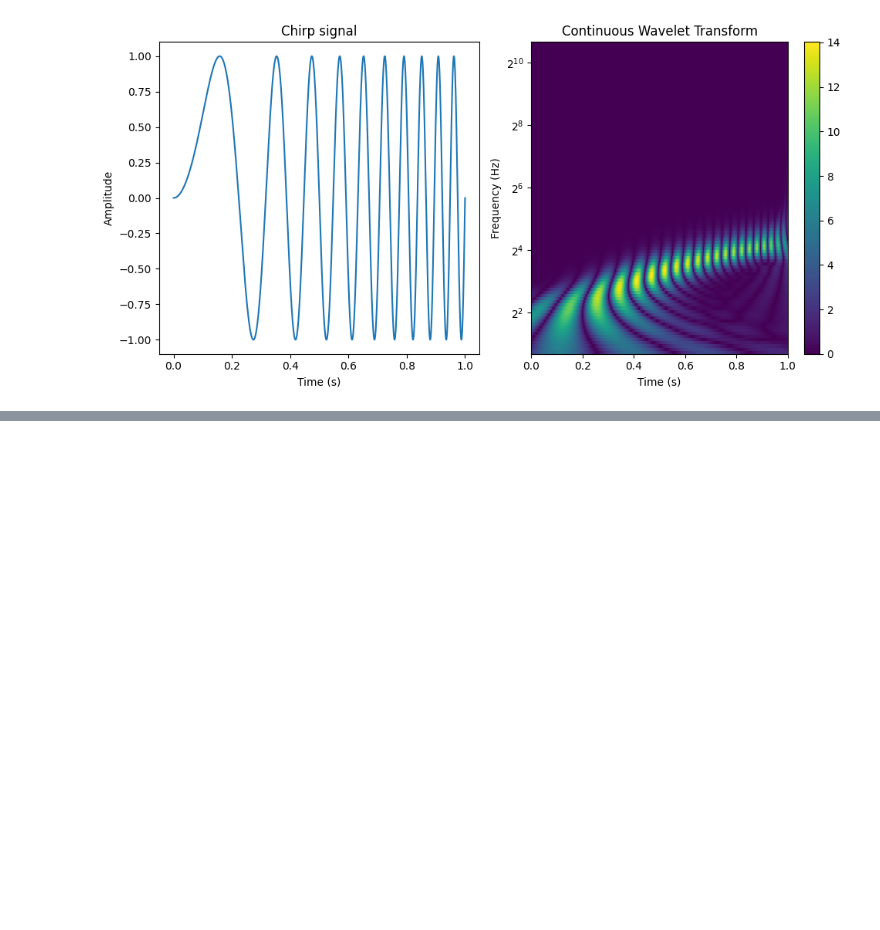
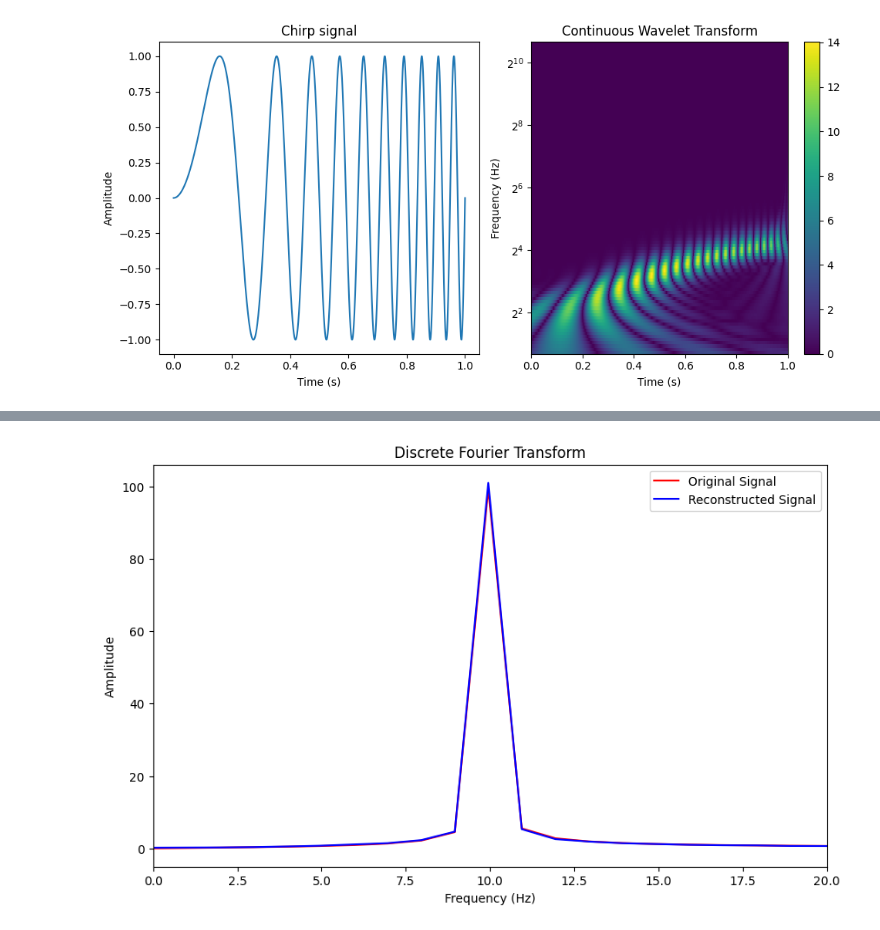
Before and after one commit to aliciags/learnable-masks-explainability-time-series, a Jupyter notebook: testing/reconstruction.ipynb, the cells around one changed output, grey strips where cells are left out. Cells and saved outputs as stored; diff of their text form; code cells hidden in the pictures; blank space fills up the shorter version.

```diff
--- a/testing/reconstruction.ipynb
+++ b/testing/reconstruction.ipynb
@@ -247,3 +368,29 @@ plt.show()
+# %%
+# do dft on original signal
+n = len(signal)
+frequencies = np.fft.rfftfreq(n, d=sampling_period)
+dft = np.fft.rfft(signal)
+dft = np.abs(dft)
+
+# do dft on original signal
+n = len(rec_signal)
+frequencies = np.fft.rfftfreq(n, d=sampling_period)
+dft_r = np.fft.rfft(rec_signal)
+dft_r = np.abs(dft_r) * 1.25
+
+
+# plot the DFT
+plt.figure(figsize=(10, 6))
+plt.plot(frequencies, dft, c='r', label='Original Signal')
+plt.plot(frequencies, dft_r, c='b', label='Reconstructed Signal')
+plt.legend(loc='upper right')
+plt.xlabel('Frequency (Hz)')
+plt.xlim(0, 20)
+plt.ylabel('Amplitude')
+plt.title('Discrete Fourier Transform')
+plt.show()
+# %% [output]
+[figure, added]
 # %%
 # reconstruct the signal using ICWT
 reconstructed_signal_chirp = icwt(coeffs_cwt_r, widths_chirp, sampling_period, scale='log')
```
Also changed, not shown: parts of 12 cells of this notebook.
